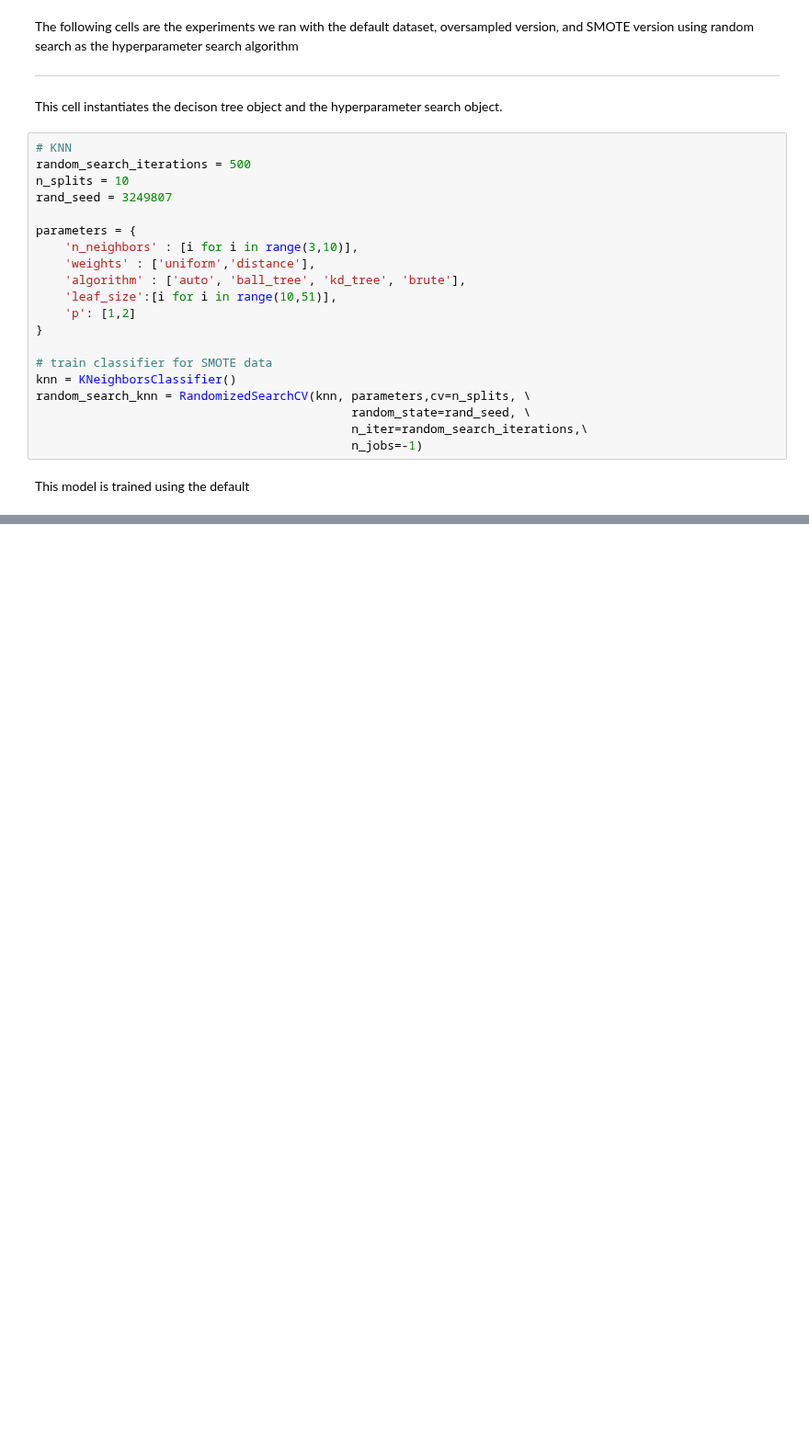
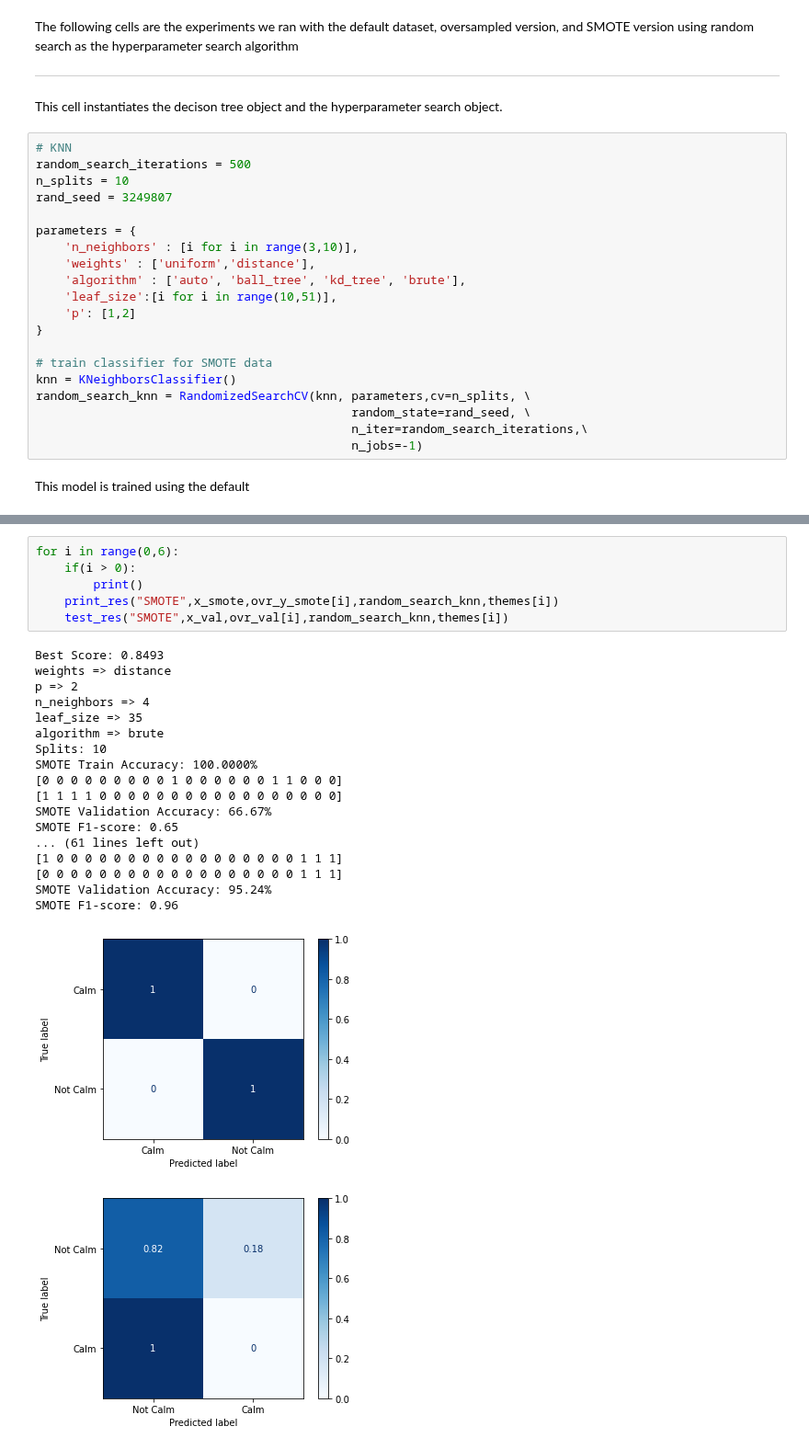
Before and after one commit to gracielnunciob/XLB48, a Jupyter notebook: Notebooks/Training/KNN Classifier Hyperparameter Search.ipynb, the cells around one changed output, grey strips where cells are left out. Shown at 92% size. Saved outputs shown, nothing was run; the diff lists cells and outputs as text; blank space fills up the shorter version.

```diff
--- a/Notebooks/Training/KNN Classifier Hyperparameter Search.ipynb
+++ b/Notebooks/Training/KNN Classifier Hyperparameter Search.ipynb
@@ -149,0 +182,26 @@ SMOTE F1-score: 0.12
+# %%
+for i in range(0,6):
+    if(i > 0):
+        print()
+    print_res("SMOTE",x_smote,ovr_y_smote[i],random_search_knn,themes[i])
+    test_res("SMOTE",x_val,ovr_val[i],random_search_knn,themes[i])
+# %% [output]
+Best Score: 0.8493
+weights => distance
+p => 2
+n_neighbors => 4
+leaf_size => 35
+algorithm => brute
+Splits: 10
+SMOTE Train Accuracy: 100.0000%
+[0 0 0 0 0 0 0 0 0 1 0 0 0 0 0 0 1 1 0 0 0]
+[1 1 1 1 0 0 0 0 0 0 0 0 0 0 0 0 0 0 0 0 0]
+SMOTE Validation Accuracy: 66.67%
+SMOTE F1-score: 0.65
+... (61 lines left out)
+[1 0 0 0 0 0 0 0 0 0 0 0 0 0 0 0 0 0 1 1 1]
+[0 0 0 0 0 0 0 0 0 0 0 0 0 0 0 0 0 0 1 1 1]
+SMOTE Validation Accuracy: 95.24%
+SMOTE F1-score: 0.96
+[figure, added]
+[figure, added]
```
Also changed, not shown: parts of 11 cells of this notebook, 1 other file.
